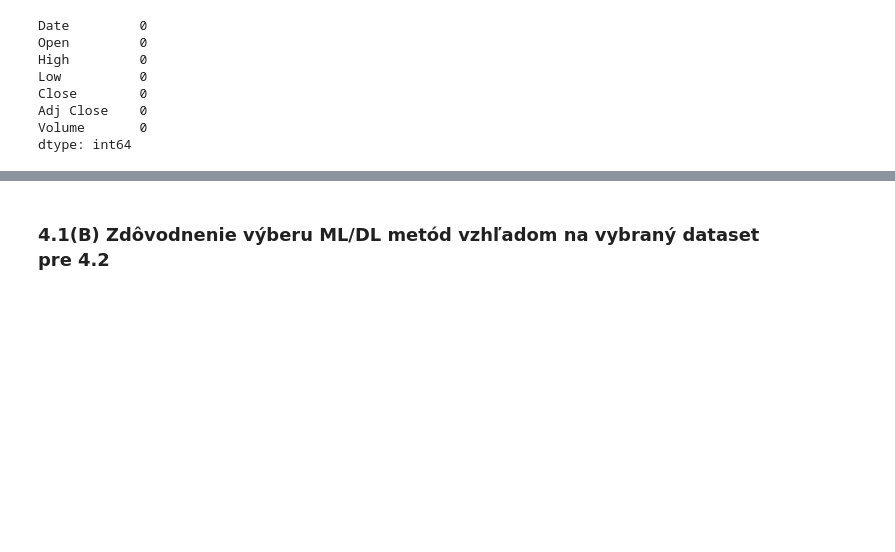
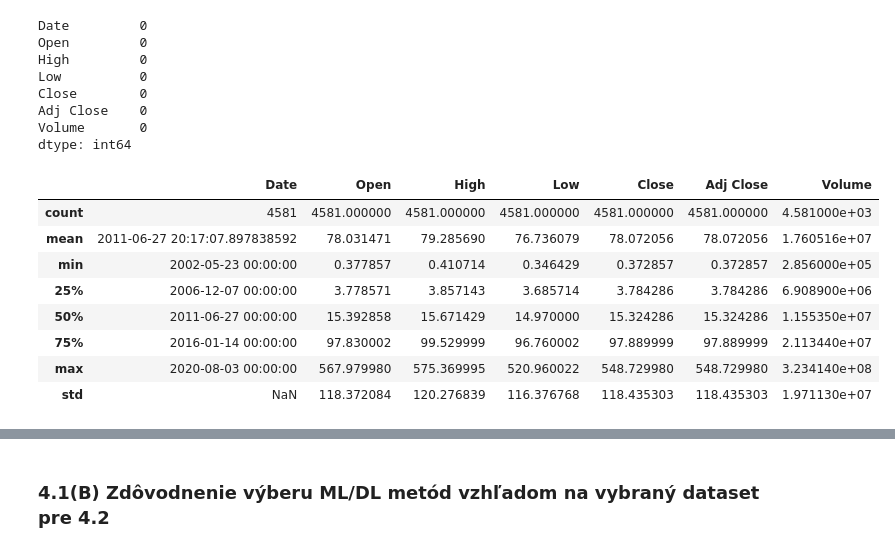
Before and after one commit to nikolasknapik/IAU_project, a Jupyter notebook: QUEST/quest.ipynb, the cells around one changed output, grey strips where cells are left out. Cells and saved outputs as stored; diff of their text form; code cells hidden in the pictures; blank space fills up the shorter version.

```diff
--- a/QUEST/quest.ipynb
+++ b/QUEST/quest.ipynb
@@ -76,3 +84,15 @@ Close        0
 Adj Close    0
 Volume       0
 dtype: int64
+# %%
+df.describe()
+# %% [output]
+|  | Date | Open | High | Low | Close | Adj Close | Volume |
+| count | 4581 | 4581.000000 | 4581.000000 | 4581.000000 | 4581.000000 | 4581.000000 | 4.581000e+03 |
+| mean | 2011-06-27 20:17:07.897838592 | 78.031471 | 79.285690 | 76.736079 | 78.072056 | 78.072056 | 1.760516e+07 |
+| min | 2002-05-23 00:00:00 | 0.377857 | 0.410714 | 0.346429 | 0.372857 | 0.372857 | 2.856000e+05 |
+| 25% | 2006-12-07 00:00:00 | 3.778571 | 3.857143 | 3.685714 | 3.784286 | 3.784286 | 6.908900e+06 |
+| 50% | 2011-06-27 00:00:00 | 15.392858 | 15.671429 | 14.970000 | 15.324286 | 15.324286 | 1.155350e+07 |
+| 75% | 2016-01-14 00:00:00 | 97.830002 | 99.529999 | 96.760002 | 97.889999 | 97.889999 | 2.113440e+07 |
+| max | 2020-08-03 00:00:00 | 567.979980 | 575.369995 | 520.960022 | 548.729980 | 548.729980 | 3.234140e+08 |
+| std | NaN | 118.372084 | 120.276839 | 116.376768 | 118.435303 | 118.435303 | 1.971130e+07 |
```
Also changed, not shown: parts of 5 cells of this notebook.
